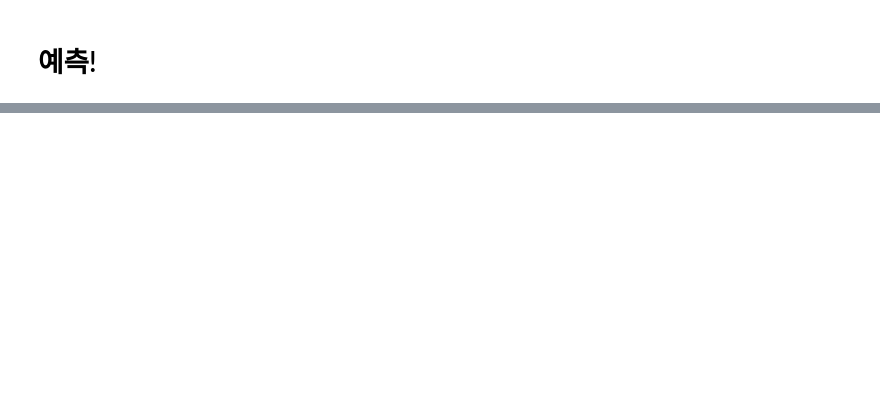
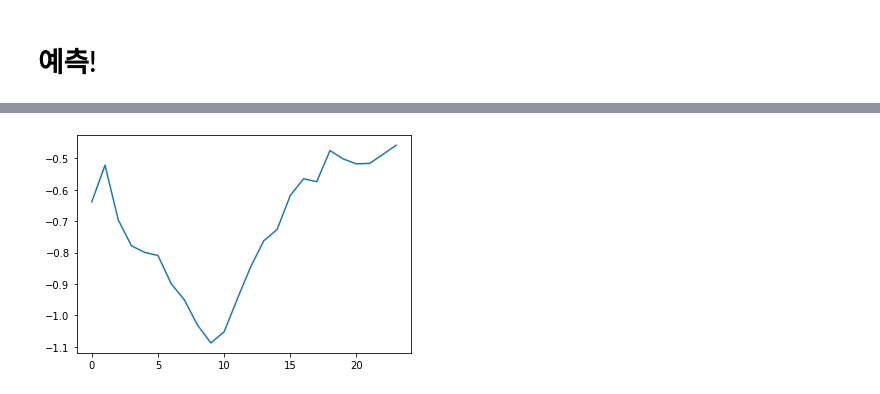
Before and after one commit to K-107/exercise, a Jupyter notebook: Informer.ipynb, the cells around one changed output, grey strips where cells are left out. Saved outputs shown, nothing was run; the diff lists cells and outputs as text; code cells hidden in the pictures; blank space fills up the shorter version.

```diff
--- a/Informer.ipynb
+++ b/Informer.ipynb
@@ -824,0 +501,8 @@ plt.show()
+# %%
+import matplotlib.pyplot as plt
+
+plt.figure()
+plt.plot(prediction[0,:,-1])
+plt.show()
+# %% [output]
+[figure, added]
```
Also changed, not shown: parts of 70 cells of this notebook.
